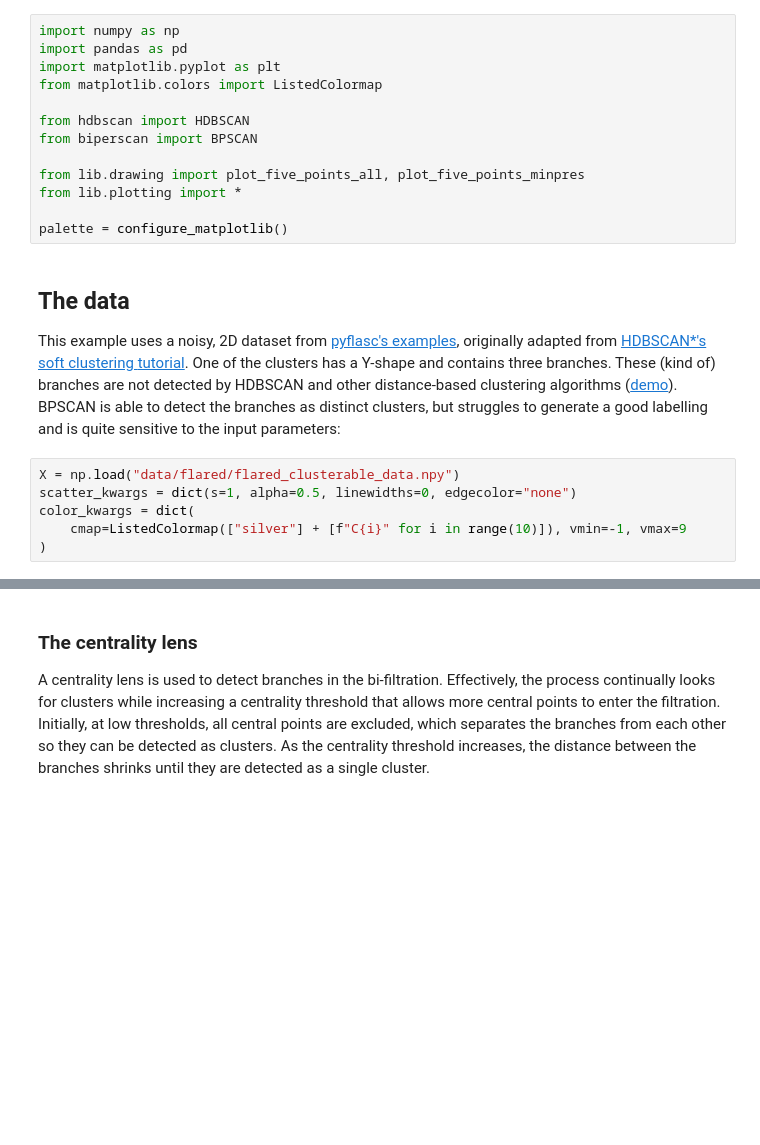
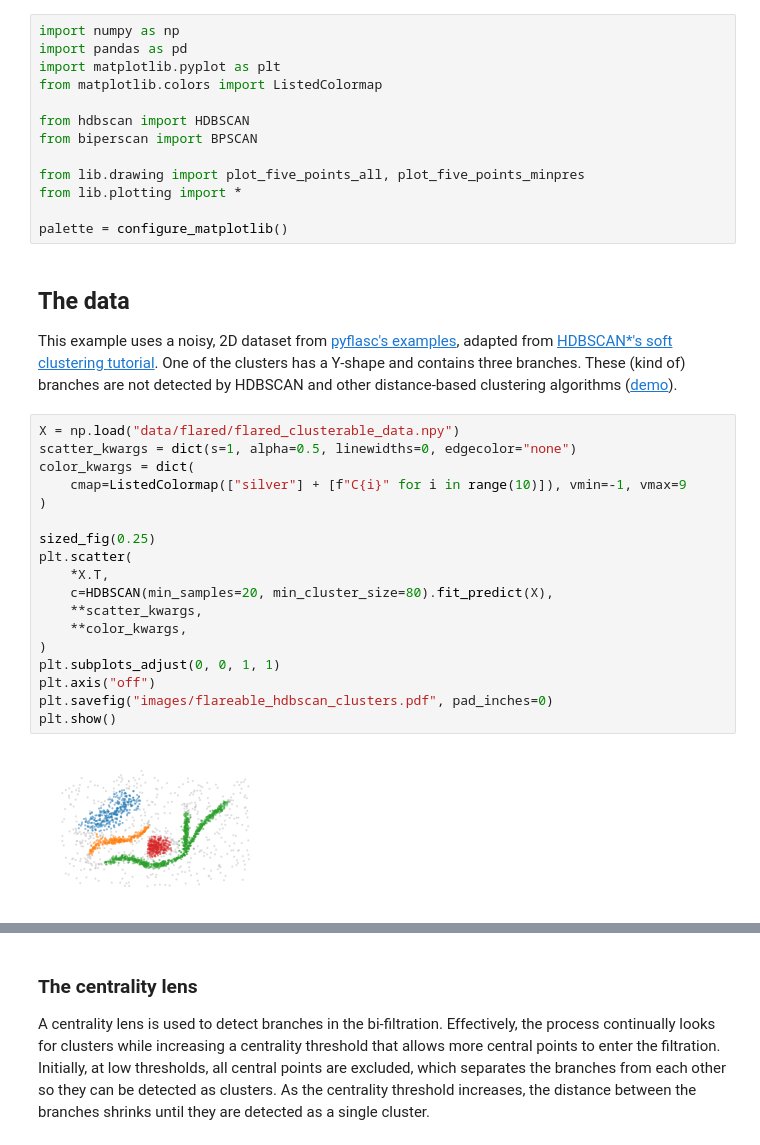
Before and after one commit to vda-lab/biperscan, a Jupyter notebook: notebooks/How_BPSCAN_works.ipynb, the cells around one changed output, grey strips where cells are left out. Drawn from its saved outputs; the diff is of its cells as text; blank space fills up the shorter version.

```diff
--- a/notebooks/How_BPSCAN_works.ipynb
+++ b/notebooks/How_BPSCAN_works.ipynb
@@ -43,18 +43,30 @@ palette = configure_matplotlib()
 ## The data
 
 This example uses a noisy, 2D dataset from [pyflasc's
-examples](https://vda-lab.github.io/pyflasc/How_FLASC_works.html), originally
-adapted from [HDBSCAN\*'s soft clustering
+examples](https://vda-lab.github.io/pyflasc/How_FLASC_works.html), adapted from
+[HDBSCAN\*'s soft clustering
 tutorial](https://hdbscan.readthedocs.io/en/latest/soft_clustering_explanation.html).
 One of the clusters has a Y-shape and contains three branches. These (kind of)
 branches are not detected by HDBSCAN and other distance-based clustering
 algorithms
-([demo](https://vda-lab.github.io/pyflasc/Comparison_algorithms.html)). BPSCAN
-is able to detect the branches as distinct clusters, but struggles to generate a
-good labelling and is quite sensitive to the input parameters:
+([demo](https://vda-lab.github.io/pyflasc/Comparison_algorithms.html)).
 # %%
 X = np.load("data/flared/flared_clusterable_data.npy")
 scatter_kwargs = dict(s=1, alpha=0.5, linewidths=0, edgecolor="none")
 color_kwargs = dict(
     cmap=ListedColormap(["silver"] + [f"C{i}" for i in range(10)]), vmin=-1, vmax=9
 )
+
+sized_fig(0.25)
+plt.scatter(
+    *X.T,
+    c=HDBSCAN(min_samples=20, min_cluster_size=80).fit_predict(X),
+    **scatter_kwargs,
+    **color_kwargs,
+)
+plt.subplots_adjust(0, 0, 1, 1)
+plt.axis("off")
+plt.savefig("images/flareable_hdbscan_clusters.pdf", pad_inches=0)
+plt.show()
+# %% [output]
+[figure, added]
```
Also changed, not shown: parts of 11 cells of this notebook, 30 other files.
